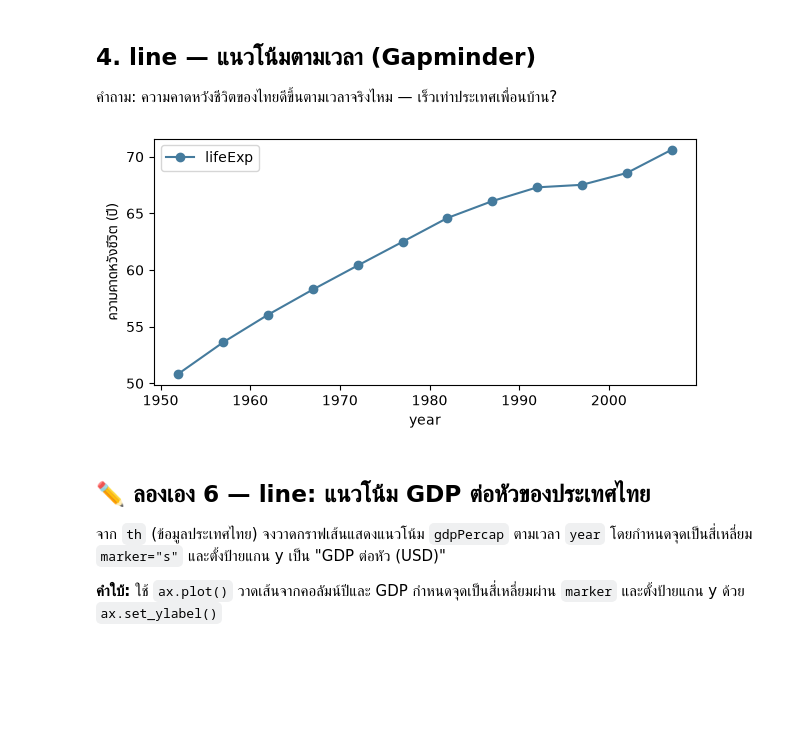
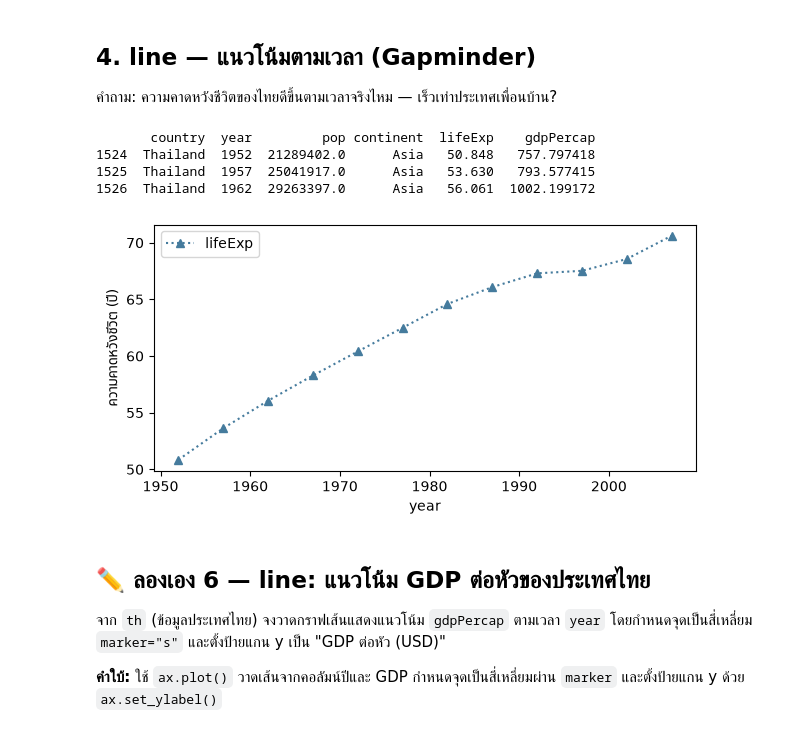
Before and after one commit to utarn/datascience-metrology, a Jupyter notebook: day1/module4_charts/book.ipynb, the cells around one changed output. Saved outputs shown, nothing was run; the diff lists cells and outputs as text; code cells hidden in the pictures; blank space fills up the shorter version.

```diff
--- a/day1/module4_charts/book.ipynb
+++ b/day1/module4_charts/book.ipynb
@@ -344,13 +408,17 @@ plt.show()
 คำถาม: ความคาดหวังชีวิตของไทยดีขึ้นตามเวลาจริงไหม — เร็วเท่าประเทศเพื่อนบ้าน?
 # %%
 th = gapminder[gapminder["country"] == "Thailand"]
-
+print(th.head(3))
 fig, ax = plt.subplots(figsize=(7, 3.2))
-th.plot.line(x="year", y="lifeExp", ax=ax, color="#457b9d", marker="o")
+th.plot.line(x="year", y="lifeExp", ax=ax, color="#457b9d", marker="^", linestyle="dotted")
 ax.set_ylabel("ความคาดหวังชีวิต (ปี)")
 plt.show()
 # %% [output]
+       country  year         pop continent  lifeExp    gdpPercap
+1524  Thailand  1952  21289402.0      Asia   50.848   757.797418
+1525  Thailand  1957  25041917.0      Asia   53.630   793.577415
+1526  Thailand  1962  29263397.0      Asia   56.061  1002.199172
-[figure, old version]
+[figure, new version]
 # %% [markdown]
 ## ✏️ ลองเอง 6 — line: แนวโน้ม GDP ต่อหัวของประเทศไทย
 
```
Also changed, not shown: parts of 14 cells of this notebook, 31 other files.
